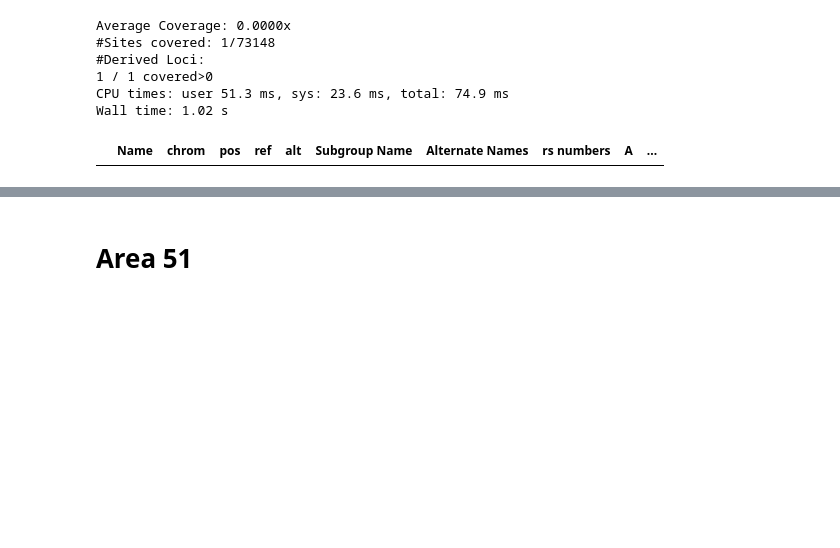
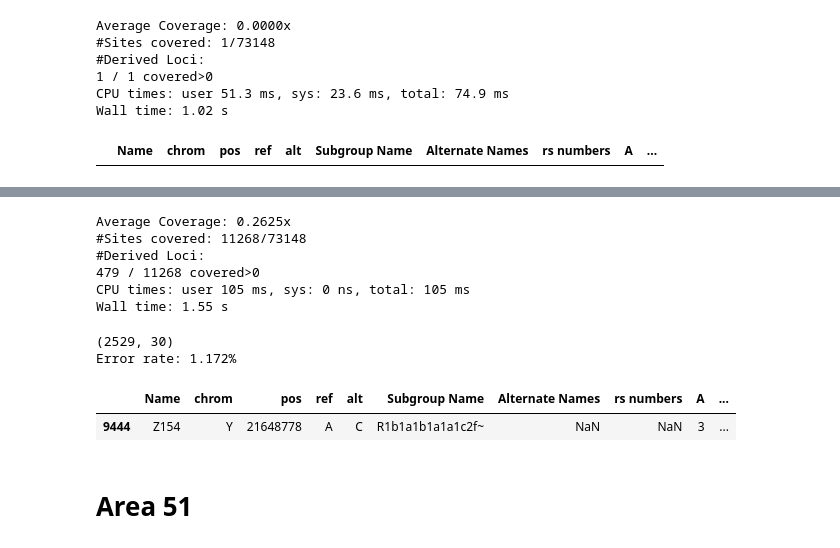
Before and after one commit to hringbauer/y_chrom, a Jupyter notebook: notebooks/run_pulldown_leipzig_bamtable.ipynb, the cells around one changed output, grey strips where cells are left out. Saved outputs shown, nothing was run; the diff lists cells and outputs as text; code cells hidden in the pictures; blank space fills up the shorter version.

```diff
--- a/notebooks/run_pulldown_leipzig_bamtable.ipynb
+++ b/notebooks/run_pulldown_leipzig_bamtable.ipynb
@@ -693,0 +696,11 @@ df_ch[df_ch["Subgroup Name"]=="R"]
+# %%
+%%time
+df_ch, df_der = call_y_bam(df=df,
+                           path_bam="/mnt/archgen/Autorun/Results/Human_1240k/231110_K00233_0372_AHW2T7BBXY_SRdi_Jena0148/WSQ001.A0101.TF1.1/WSQ001.A0101.TF1.1.bam")
+# %% [output]
+Average Coverage: 0.2625x
+#Sites covered: 11268/73148
+#Derived Loci:
+479 / 11268 covered>0
+CPU times: user 105 ms, sys: 0 ns, total: 105 ms
+Wall time: 1.55 s
@@ -693,0 +714,10 @@ df_ch[df_ch["Subgroup Name"]=="R"]
+# %%
+dft = df_ch[df_ch["Subgroup Name"].str[0]=="G"]
+
+der = np.sum(dft["alt#"])
+ref = np.sum(dft["ref#"])
+print((ref,der))
+print(f"Error rate: {der/(ref+der)*100:.4g}%")
+# %% [output]
+(2529, 30)
+Error rate: 1.172%
@@ -694,3 +726,9 @@ df_ch[df_ch["Subgroup Name"]=="R"]
+# %%
+dft = df_ch[df_ch["Subgroup Name"]=="R1b1a1b1a1a1c2f~"]
+dft
+# %% [output]
+|  | Name | chrom | pos | ref | alt | Subgroup Name | Alternate Names | rs numbers | A | ... |
+| 9444 | Z154 | Y | 21648778 | A | C | R1b1a1b1a1a1c2f~ | NaN | NaN | 3 | ... |
 # %% [markdown]
 # Area 51
 # %%
```
Also changed, not shown: parts of 17 cells of this notebook, 2 other files.
